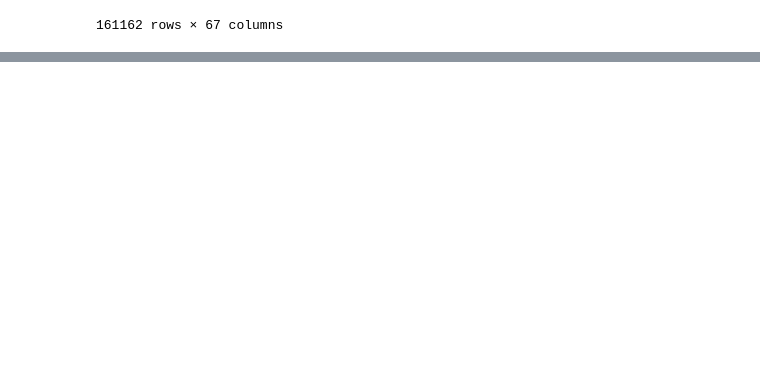
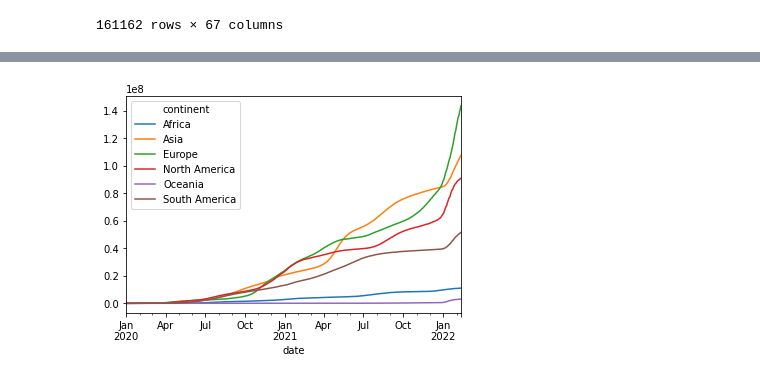
Before and after one commit to Micke0009/portafolio_data-science_health-care, a Jupyter notebook: notebooks/analisis_inicial.ipynb, the cells around one changed output, grey strips where cells are left out. Cells and saved outputs as stored; diff of their text form; code cells hidden in the pictures; blank space fills up the shorter version.

```diff
--- a/notebooks/analisis_inicial.ipynb
+++ b/notebooks/analisis_inicial.ipynb
@@ -3,5 +5,7 @@ import pandas as pd
 # %%
-pd.read_csv('data/owid-covid-data.csv')
+#El siguiente paso es descargar el archivo de datos del repositorio abierto producido por Our World in Data bajo la licencia Creative Commons BY por read_csv()
+covid_word = pd.read_csv('data/owid-covid-data.csv')
+covid_word
 # %% [output]
 |  | iso_code | continent | location | date | total_cases | new_cases | new_cases_smoothed | total_deaths | ... |
 | 0 | AFG | Asia | Afghanistan | 2020-02-24 | 5.0 | 5.0 | NaN | NaN | ... |
@@ -18,0 +81,9 @@ pd.read_csv('data/owid-covid-data.csv')
+# %%
+#Cambiar los tipos de datos de las columnas
+#Como puede ver, las columnas 'iso_code', 'continent', 'ubicación', 'tests_units' tienen muchas repeticiones y deben
+#asignarse a campos categóricos (pandas.astype()). El campo 'datos' debe convertirse al tipo DataTime (pandas.to_datetime()).
+#Para ver los resultados, podemos usar pandas.describe().
+fields = ['iso_code', 'continent', 'location', 'tests_units']
+covid_word[fields] = covid_word[fields].astype('category')
+covid_word.loc[:, 'date'] = pd.to_datetime(covid_word['date'])
+covid_word[fields].describe()
@@ -18,0 +137,8 @@ pd.read_csv('data/owid-covid-data.csv')
+# %%
+#Como puede ver, la mayoría de las personas enfermas pertenecen a la categoría "muestras analizadas".
+#Transformación de conjunto de datos
+#Intentemos predecir la propagación de COVID-19 en diferentes continentes. Para hacer esto, necesitamos transformar nuestro
+#DataSet. En particular, se deben utilizar las fechas de medición en el campo índice, y se deben tomar como columnas los datos
+#sobre el total de casos según el continente. Usemos una tabla pyvot para hacerlo: pivot_table().
+p_covid = pd.pivot_table(covid_word, values= 'total_cases', index= ['date'], columns=['continent'], aggfunc='sum', margins=False)
+p_covid
@@ -18,0 +160,9 @@ pd.read_csv('data/owid-covid-data.csv')
+# %%
+#Creamos un nuevo conjunto de datos que se utilizará para la previsión. Visualicemos estos datos con pandas.DataFrame.plot().
+#Cabe señalar que los pandas encapsulan la biblioteca matplotlib y heredan la función plot(). Por lo tanto, para mostrar este
+#gráfico, necesitamos importar la biblioteca matplotlib y aplicar la función matplotlib.pyplot.show().
+p_covid.plot()
+import matplotlib.pyplot as plt
+plt.show()
+# %% [output]
+[figure, added]
```
Also changed, not shown: parts of 43 cells of this notebook.
